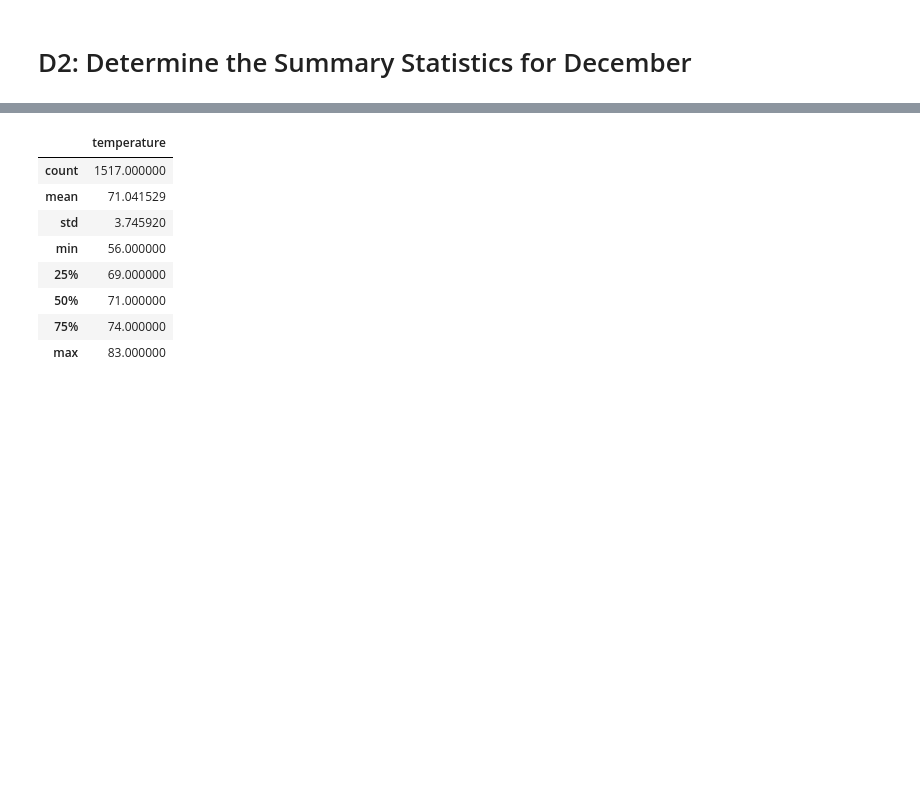
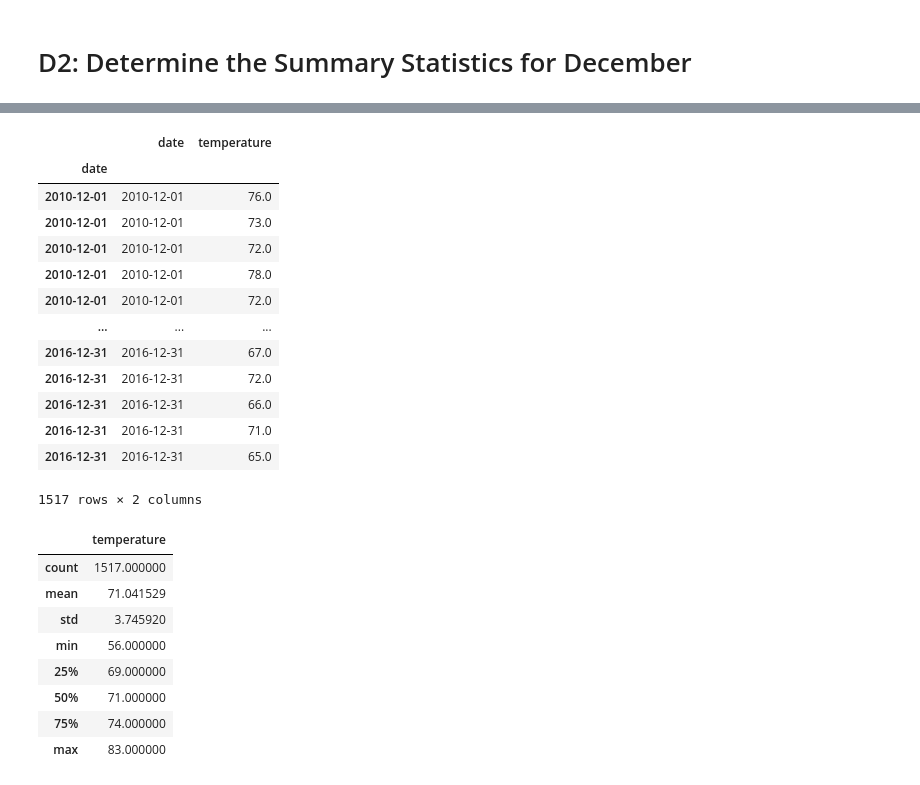
Before and after one commit to DennisPSmith5676/surfs_up, a Jupyter notebook: SurfsUp_Challenge.ipynb, the cells around one changed output, grey strips where cells are left out. Cells and saved outputs as stored; diff of their text form; code cells hidden in the pictures; blank space fills up the shorter version.

```diff
--- a/SurfsUp_Challenge.ipynb
+++ b/SurfsUp_Challenge.ipynb
@@ -71,5 +96,7 @@ df.describe()
 # D2: Determine the Summary Statistics for December
 # %%
 # 6. Write a query that filters the Measurement table to retrieve the temperatures for the month of December.
-session.query(Measurement.date, Measurement.tobs).filter(extract('month',Measurement.date)==12).all()
+results2 = []
+results2 = session.query(Measurement.date, Measurement.tobs).filter(extract ("month", Measurement.date) == 12)
+print(results2.all())
 # %% [output]
@@ -96,6 +128,23 @@ results = session.query(Measurement.date, Measurement.tobs).filter(extract('mont
 # %%
 # 8. Create a DataFrame from the list of temperatures for the month of December.
-df = pd.DataFrame(results, columns=['date','temperature'])
-df.set_index(df['date'], inplace=True)
+dec_temps_df = pd.DataFrame(results2, columns=['date','temperature'])
+dec_temps_df.set_index(dec_temps_df['date'], inplace=True)
+dec_temps_df = dec_temps_df.sort_index()
+dec_temps_df
+# %% [output]
+|  | date | temperature |
+| date |  |  |
+| 2010-12-01 | 2010-12-01 | 76.0 |
+| 2010-12-01 | 2010-12-01 | 73.0 |
+| 2010-12-01 | 2010-12-01 | 72.0 |
+| 2010-12-01 | 2010-12-01 | 78.0 |
+| 2010-12-01 | 2010-12-01 | 72.0 |
+| ... | ... | ... |
+| 2016-12-31 | 2016-12-31 | 67.0 |
+| 2016-12-31 | 2016-12-31 | 72.0 |
+| 2016-12-31 | 2016-12-31 | 66.0 |
+| 2016-12-31 | 2016-12-31 | 71.0 |
+| 2016-12-31 | 2016-12-31 | 65.0 |
+1517 rows × 2 columns
 # %%
 # 9. Calculate and print out the summary statistics for the Decemeber temperature DataFrame.
```
Also changed, not shown: parts of 8 cells of this notebook, 9 other files.
